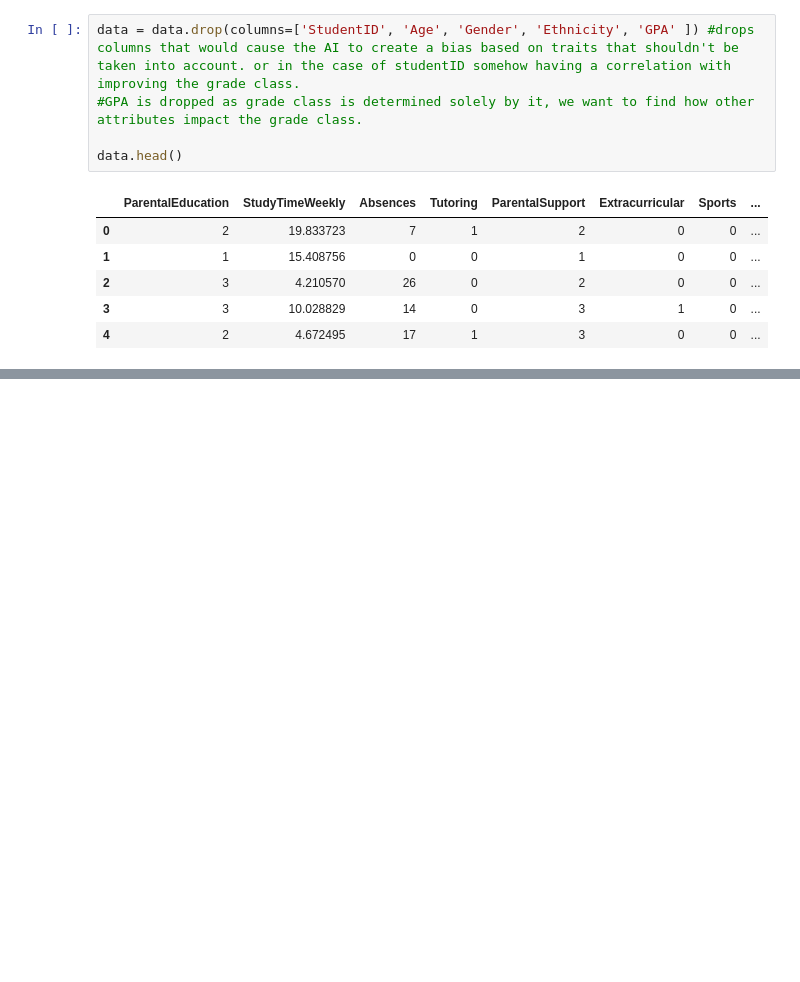
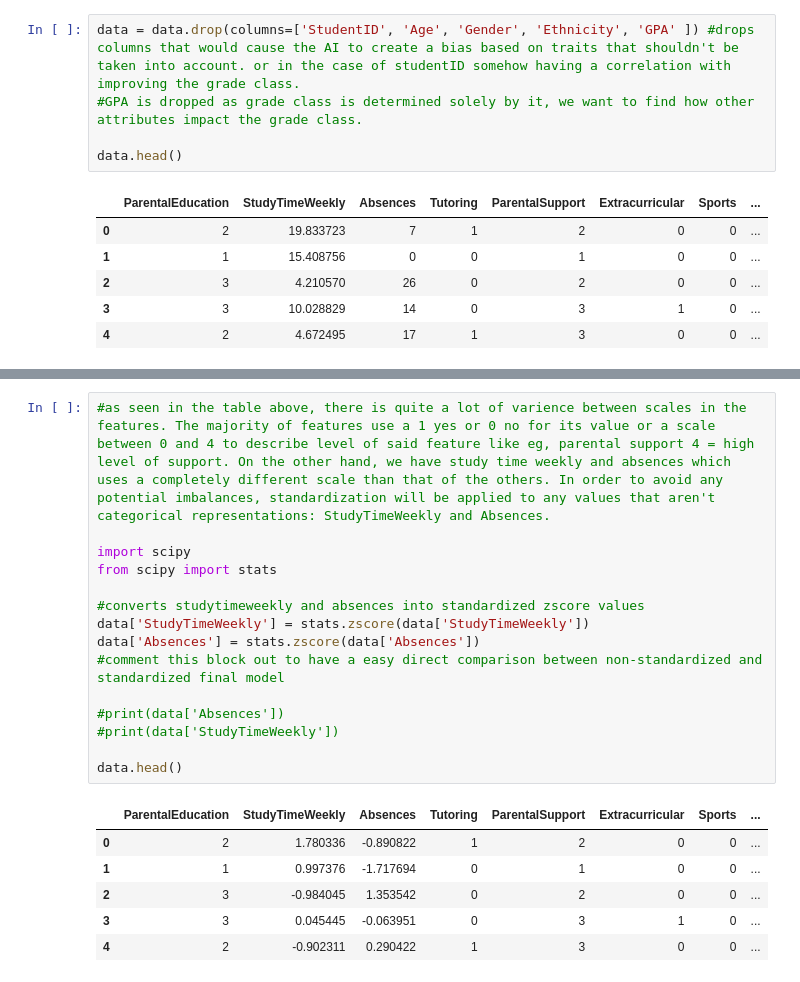
Before and after one commit to hoangcanthi/INM-701-coursework-group-Viet-Hoang-Pham---Jakub-Wochniak, a Jupyter notebook: Main.ipynb, the cells around one changed output, grey strips where cells are left out. Drawn from its saved outputs; the diff is of its cells as text; blank space fills up the shorter version.

```diff
--- a/Main.ipynb
+++ b/Main.ipynb
@@ -125 +133,23 @@ plt.show()
+# %%
+#as seen in the table above, there is quite a lot of varience between scales in the features. The majority of features use a 1 yes or 0 no for its value or a scale between 0 and 4 to describe level of said feature like eg, parental support 4 = high level of support. On the other hand, we have study time weekly and absences which uses a completely different scale than that of the others. In order to avoid any potential imbalances, standardization will be applied to any values that aren't categorical representations: StudyTimeWeekly and Absences.
+
+import scipy
+from scipy import stats
+
+#converts studytimeweekly and absences into standardized zscore values
+data['StudyTimeWeekly'] = stats.zscore(data['StudyTimeWeekly'])
+data['Absences'] = stats.zscore(data['Absences'])
+#comment this block out to have a easy direct comparison between non-standardized and standardized final model
+
+#print(data['Absences'])
+#print(data['StudyTimeWeekly'])
+
+data.head()
+# %% [output]
+|  | ParentalEducation | StudyTimeWeekly | Absences | Tutoring | ParentalSupport | Extracurricular | Sports | ... |
+| 0 | 2 | 1.780336 | -0.890822 | 1 | 2 | 0 | 0 | ... |
+| 1 | 1 | 0.997376 | -1.717694 | 0 | 1 | 0 | 0 | ... |
+| 2 | 3 | -0.984045 | 1.353542 | 0 | 2 | 0 | 0 | ... |
+| 3 | 3 | 0.045445 | -0.063951 | 0 | 3 | 1 | 0 | ... |
+| 4 | 2 | -0.902311 | 0.290422 | 1 | 3 | 0 | 0 | ... |
 # %%
```
Also changed, not shown: parts of 7 cells of this notebook.
